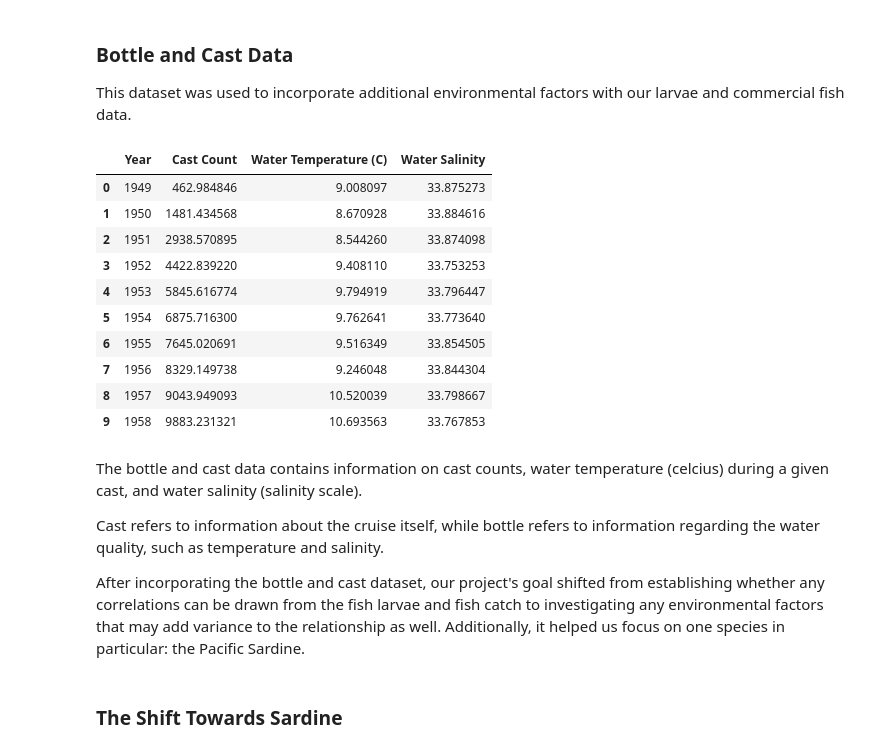
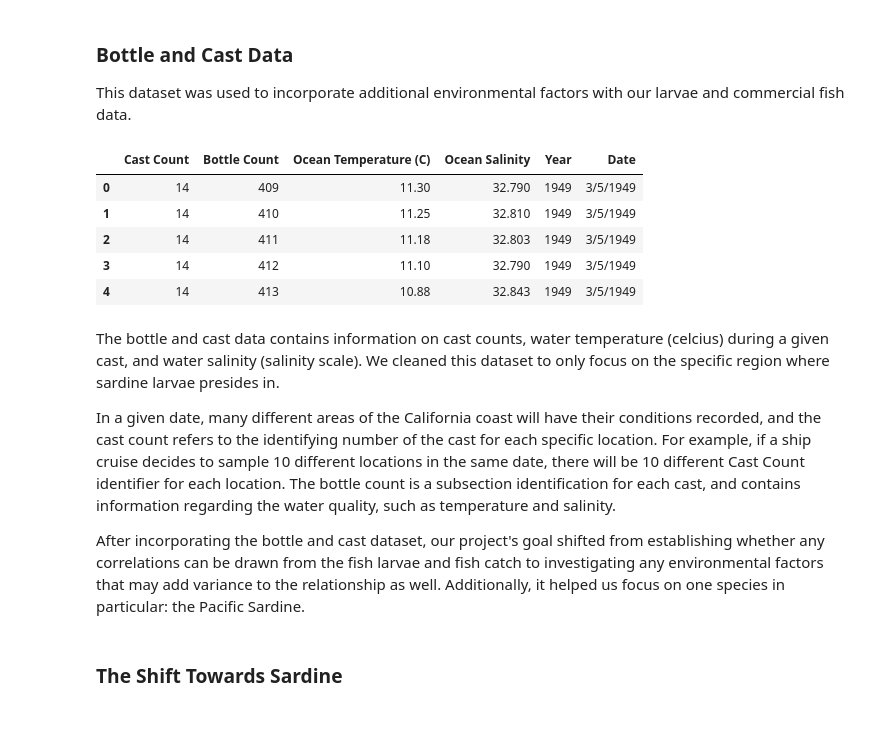
Before and after one commit to reznikovl/calcofi1-book, a Jupyter notebook: intro.ipynb, the cells around one changed output. Drawn from its saved outputs; the diff is of its cells as text; code cells hidden in the pictures; blank space fills up the shorter version.

Commit message:
edited bottle and cast section of intro

```diff
--- a/intro.ipynb
+++ b/intro.ipynb
@@ -32,7 +32,7 @@ commercial_fishery_df = pd.read_csv('data/LandingSummaryExtract-Satterthwaite_Mo
 fishery_updated = pd.read_csv('data/2232021_SummaryByQuarter_blockgrouping_87-20_210223_Redacted.csv')
 
 # bottle/cast data
-bottle = pd.read_csv('data/bottlecast_grouped.csv')
+bottle = pd.read_csv('data/bottle_cast.csv')
 
 # landing data as time series (used for fish species count by year)
 landing_summary_ts = pd.read_csv('data/LandingSummaryExtract-Satterthwaite_Monthly.CSV', parse_dates=['Year'],index_col=['Year'])
@@ -98,30 +98,24 @@ This dataset was used to incorporate additional environmental factors with our l
 # %%
 # rename columns for readability
 bottle_preview = bottle.rename(
     columns={
         'Cst_Cnt':'Cast Count',
-        'Ocean degC':'Water Temperature (C)',
-        'Salnty':'Water Salinity'}
+        'Btl_Cnt': 'Bottle Count',
+        'T_degC': 'Ocean Temperature (C)',
+        'Salnty':'Ocean Salinity'}
     )
-
-# select columns to keep
-bottle_preview[['Year','Cast Count','Water Temperature (C)','Water Salinity']].head(10)
+bottle_preview.head()
 # %% [output]
-|  | Year | Cast Count | Water Temperature (C) | Water Salinity |
-| 0 | 1949 | 462.984846 | 9.008097 | 33.875273 |
-| 1 | 1950 | 1481.434568 | 8.670928 | 33.884616 |
-| 2 | 1951 | 2938.570895 | 8.544260 | 33.874098 |
-| 3 | 1952 | 4422.839220 | 9.408110 | 33.753253 |
-| 4 | 1953 | 5845.616774 | 9.794919 | 33.796447 |
-| 5 | 1954 | 6875.716300 | 9.762641 | 33.773640 |
-| 6 | 1955 | 7645.020691 | 9.516349 | 33.854505 |
-| 7 | 1956 | 8329.149738 | 9.246048 | 33.844304 |
-| 8 | 1957 | 9043.949093 | 10.520039 | 33.798667 |
-| 9 | 1958 | 9883.231321 | 10.693563 | 33.767853 |
+|  | Cast Count | Bottle Count | Ocean Temperature (C) | Ocean Salinity | Year | Date |
+| 0 | 14 | 409 | 11.30 | 32.790 | 1949 | 3/5/1949 |
+| 1 | 14 | 410 | 11.25 | 32.810 | 1949 | 3/5/1949 |
+| 2 | 14 | 411 | 11.18 | 32.803 | 1949 | 3/5/1949 |
+| 3 | 14 | 412 | 11.10 | 32.790 | 1949 | 3/5/1949 |
+| 4 | 14 | 413 | 10.88 | 32.843 | 1949 | 3/5/1949 |
 # %% [markdown]
-The bottle and cast data contains information on cast counts, water temperature (celcius) during a given cast, and water salinity (salinity scale).
+The bottle and cast data contains information on cast counts, water temperature (celcius) during a given cast, and water salinity (salinity scale). We cleaned this dataset to only focus on the specific region where sardine larvae presides in.
 
-Cast refers to information about the cruise itself, while bottle refers to information regarding the water quality, such as temperature and salinity.
+In a given date, many different areas of the California coast will have their conditions recorded, and the cast count refers to the identifying number of the cast for each specific location. For example, if a ship cruise decides to sample 10 different locations in the same date, there will be 10 different Cast Count identifier for each location. The bottle count is a subsection identification for each cast, and contains information regarding the water quality, such as temperature and salinity.
 
 After incorporating the bottle and cast dataset, our project's goal shifted from establishing whether any correlations can be drawn from the fish larvae and fish catch to investigating any environmental factors that may add variance to the relationship as well. Additionally, it helped us focus on one species in particular: the Pacific Sardine.
 # %% [markdown]
```
Also changed, not shown: 1 other file.
